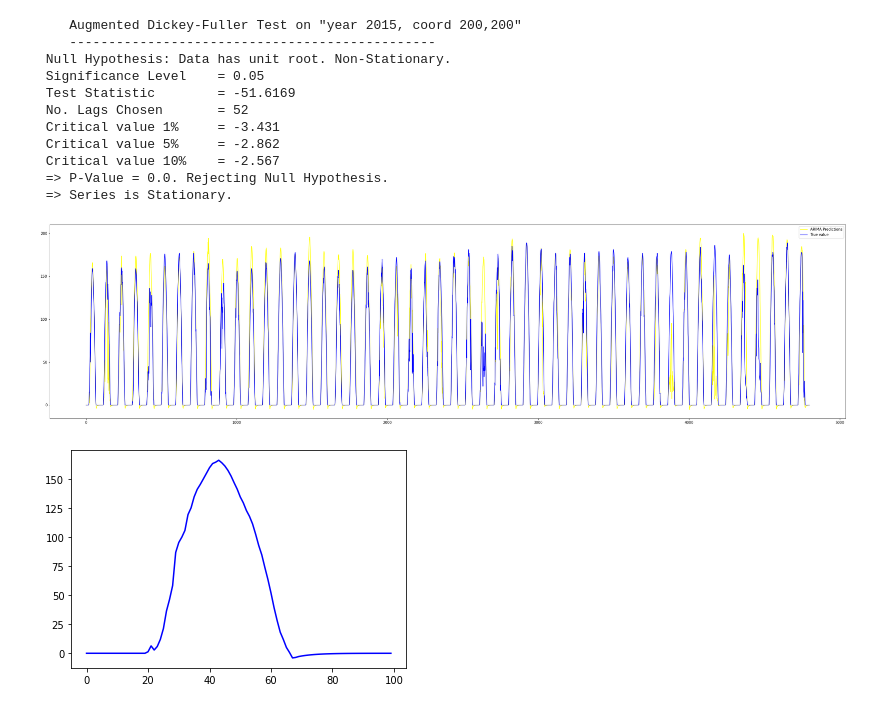
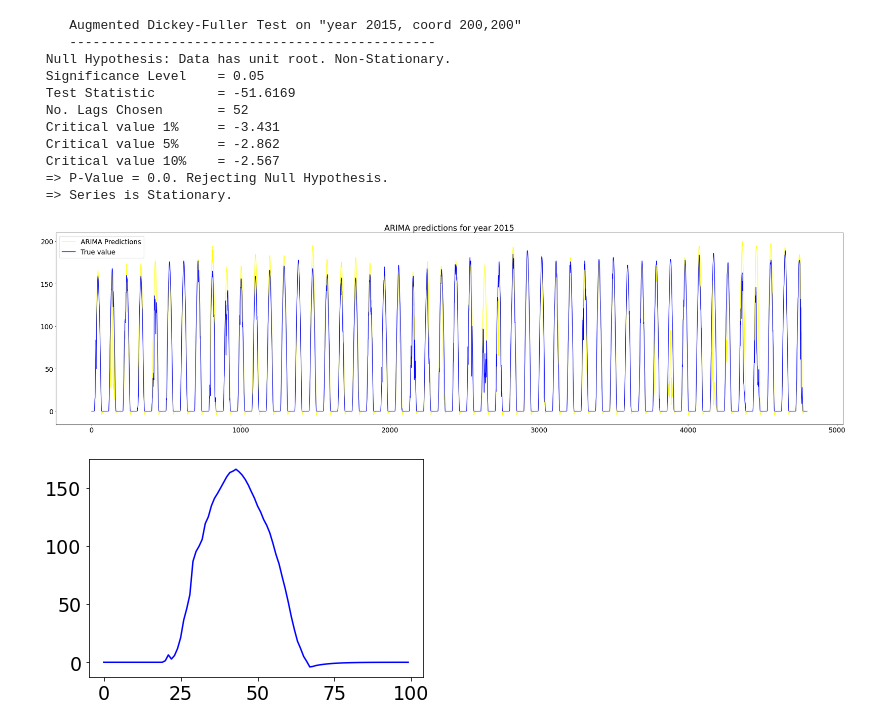
Before and after one commit to marcoboucas/irradiance, a Jupyter notebook: notebooks/time_series_forecasting.ipynb, the cells around one changed output. Saved outputs shown, nothing was run; the diff lists cells and outputs as text; code cells hidden in the pictures.

```diff
--- a/notebooks/time_series_forecasting.ipynb
+++ b/notebooks/time_series_forecasting.ipynb
@@ -6,6 +6,7 @@ Note: you may need to restart the kernel to use updated packages.
 import h5py
 import matplotlib.pyplot as plt
 import seaborn as sns
+plt.rcParams.update({'font.size': 19})
 # %%
 values = []
 
@@ -87,19 +88,20 @@ y_pred = ARIMAmodel.get_forecast(35040)
 # %%
 # Plot prediction over one year and compare with true value
 
 y_pred = ARIMAmodel.predict(start = 0, end = 35040)
 
 plt.figure(figsize=(40,10))
 max_values = 50*96
 plt.plot(y_pred[:max_values], color='Yellow', label = 'ARIMA Predictions')
 plt.plot(values[1][:max_values,200,200], color= "Blue", label = "True value")
 plt.legend()
-plt.show()
+plt.title('ARIMA predictions for year 2015')
+plt.show();
 # %% [output]
-[figure, old version]
+[figure, new version]
 # %%
 # plot one day for this coordinate
 plt.plot(y_pred[0:100], color='blue', label = 'ARIMA Predictions')
 plt.show()
 # %% [output]
-[figure, old version]
+[figure, new version]
```
Also changed, not shown: parts of 1 cell of this notebook, 2 other files.
